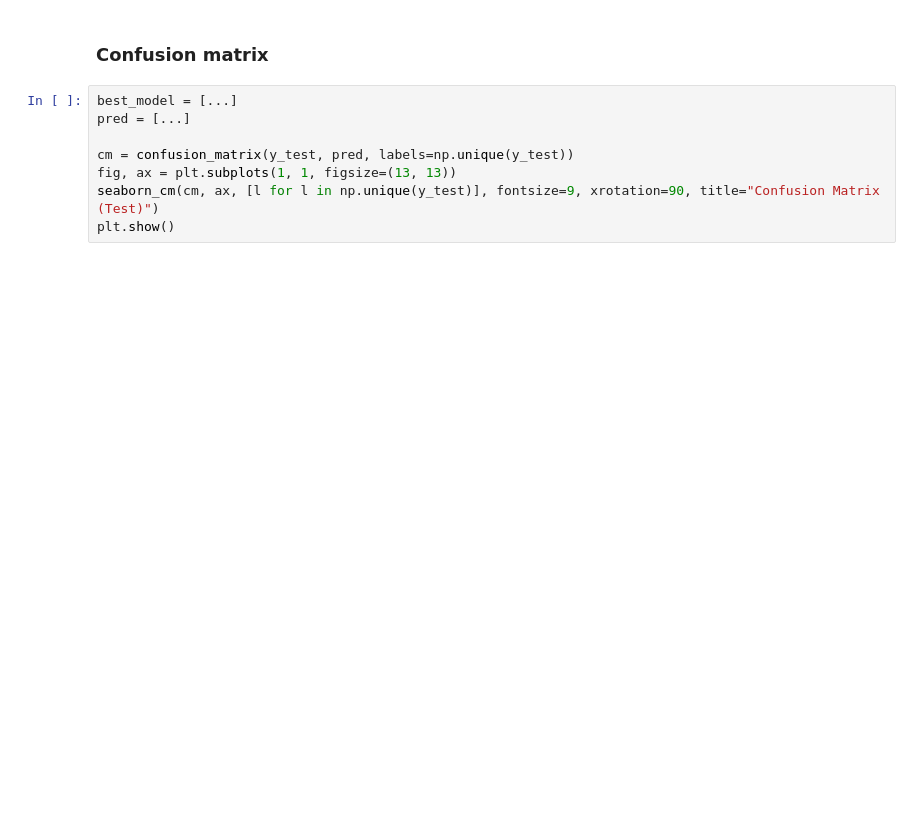
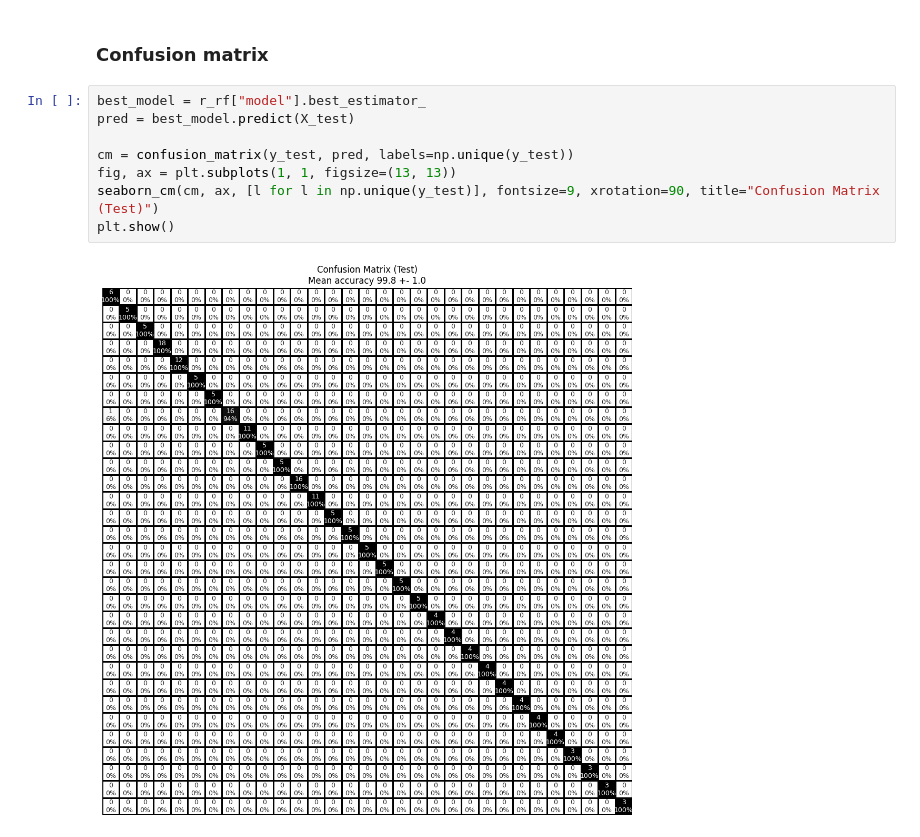
Before and after one commit to doroteaMonaco/Machine-Learning-In-Application-LABS, a Jupyter notebook: notebooks/1_ML_time_series_a_2.ipynb, the cells around one changed output. Drawn from its saved outputs; the diff is of its cells as text; blank space fills up the shorter version.

```diff
--- a/notebooks/1_ML_time_series_a_2.ipynb
+++ b/notebooks/1_ML_time_series_a_2.ipynb
@@ -712,10 +721,12 @@ Fitting 5 folds for each of 20 candidates, totalling 100 fits
 # %% [markdown]
 ### Confusion matrix
 # %%
-best_model = [...]
-pred = [...]
+best_model = r_rf["model"].best_estimator_
+pred = best_model.predict(X_test)
 
 cm = confusion_matrix(y_test, pred, labels=np.unique(y_test))
 fig, ax = plt.subplots(1, 1, figsize=(13, 13))
 seaborn_cm(cm, ax, [l for l in np.unique(y_test)], fontsize=9, xrotation=90, title="Confusion Matrix (Test)")
 plt.show()
+# %% [output]
+[figure, added]
```
Also changed, not shown: parts of 1 cell of this notebook.
